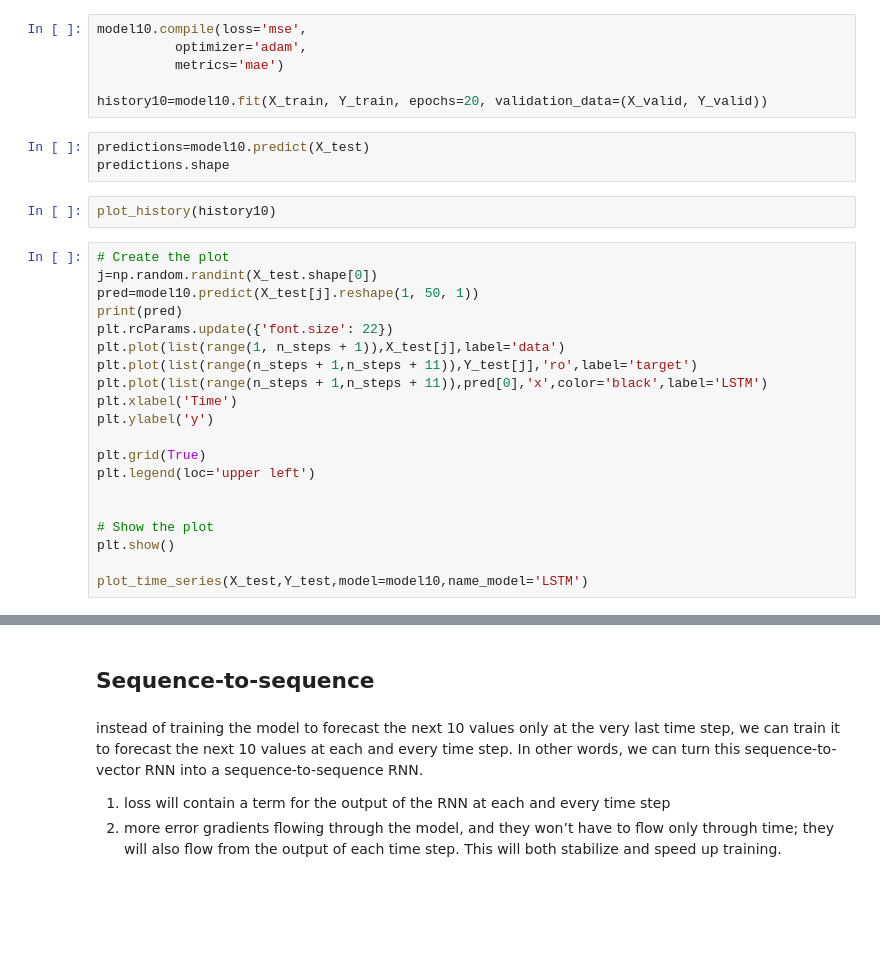
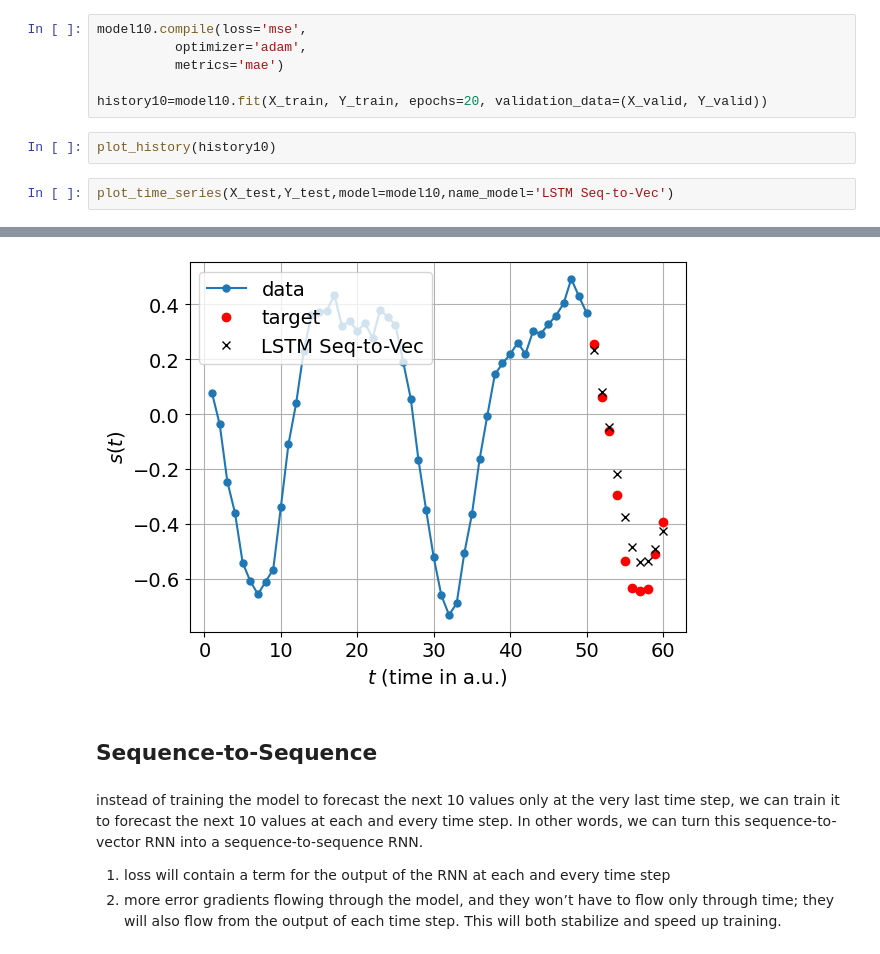
Before and after one commit to IrisFDTD/AI-UNIZAR-course, a Jupyter notebook: recurrent_networks/ai_unizar_course_recurrent_neural_networks.ipynb, the cells around one changed output, grey strips where cells are left out. Drawn from its saved outputs; the diff is of its cells as text; blank space fills up the shorter version.

```diff
--- a/recurrent_networks/ai_unizar_course_recurrent_neural_networks.ipynb
+++ b/recurrent_networks/ai_unizar_course_recurrent_neural_networks.ipynb
@@ -401,28 +451,8 @@ model10.compile(loss='mse',
           metrics='mae')
 
 history10=model10.fit(X_train, Y_train, epochs=20, validation_data=(X_valid, Y_valid))
-# %%
-predictions=model10.predict(X_test)
-predictions.shape
 # %%
 plot_history(history10)
-# %%
-# Create the plot
-j=np.random.randint(X_test.shape[0])
-pred=model10.predict(X_test[j].reshape(1, 50, 1))
-print(pred)
-plt.rcParams.update({'font.size': 22})
-plt.plot(list(range(1, n_steps + 1)),X_test[j],label='data')
-plt.plot(list(range(n_steps + 1,n_steps + 11)),Y_test[j],'ro',label='target')
-plt.plot(list(range(n_steps + 1,n_steps + 11)),pred[0],'x',color='black',label='LSTM')
-plt.xlabel('Time')
-plt.ylabel('y')
-
-plt.grid(True)
-plt.legend(loc='upper left')
-
-
-# Show the plot
-plt.show()
-
-plot_time_series(X_test,Y_test,model=model10,name_model='LSTM')
+# %%
+plot_time_series(X_test,Y_test,model=model10,name_model='LSTM Seq-to-Vec')
+# %% [output]
@@ -429,5 +461,6 @@ plot_time_series(X_test,Y_test,model=model10,name_model='LSTM')
+[figure, added]
 # %% [markdown]
-## Sequence-to-sequence
+## Sequence-to-Sequence
 # %% [markdown]
 instead of training
 the model to forecast the next 10 values only at the very last time step, we can
```
Also changed, not shown: parts of 34 cells of this notebook.
